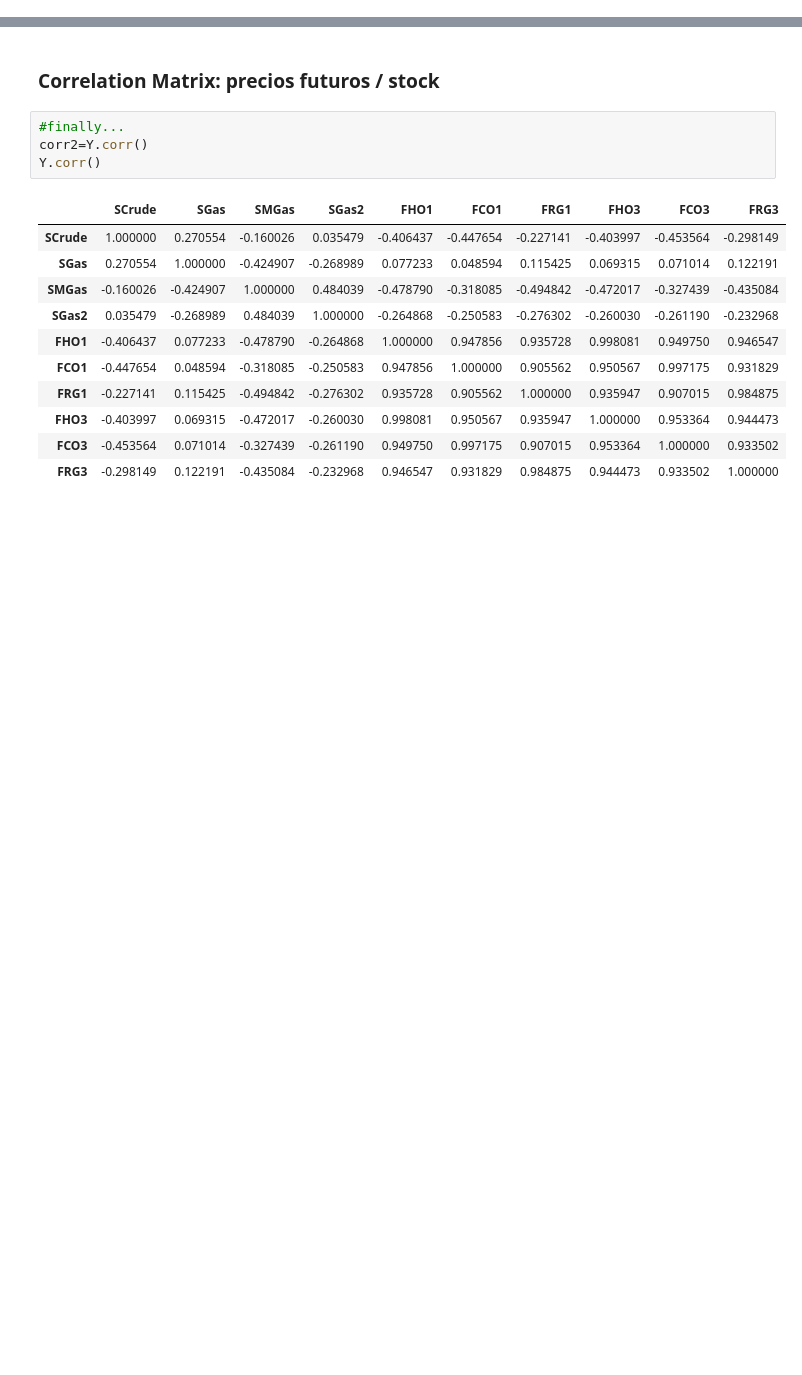
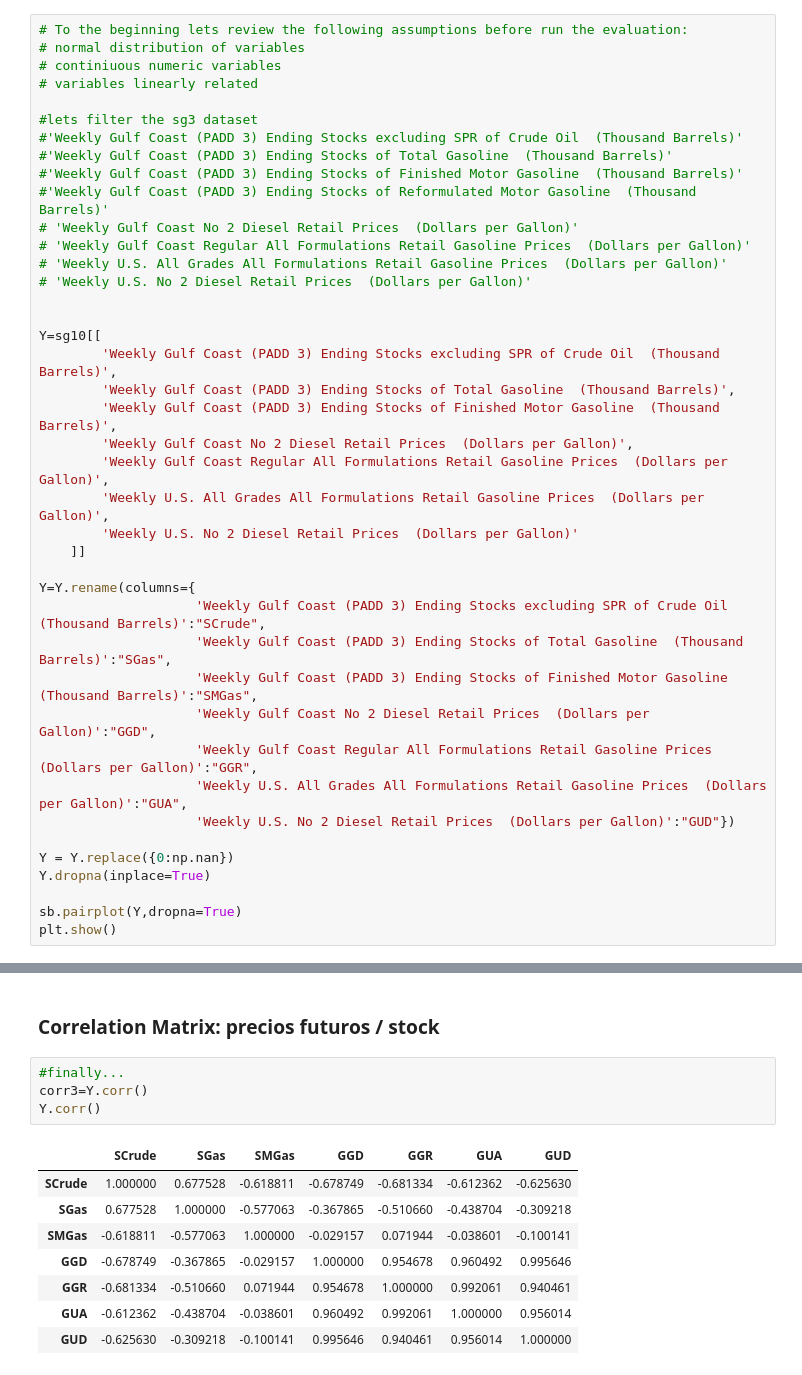
Before and after one commit to carlosqu/TesisUniandes, a Jupyter notebook: Desc+CORR_Stock&prices_v2.ipynb, the cells around one changed output, grey strips where cells are left out. Drawn from its saved outputs; the diff is of its cells as text; blank space fills up the shorter version.

```diff
--- a/Desc+CORR_Stock&prices_v2.ipynb
+++ b/Desc+CORR_Stock&prices_v2.ipynb
@@ -604,0 +700,41 @@ plt.show()
+# %%
+# To the beginning lets review the following assumptions before run the evaluation:
+# normal distribution of variables
+# continiuous numeric variables
+# variables linearly related
+
+#lets filter the sg3 dataset
+#'Weekly Gulf Coast (PADD 3) Ending Stocks excluding SPR of Crude Oil  (Thousand Barrels)'
+#'Weekly Gulf Coast (PADD 3) Ending Stocks of Total Gasoline  (Thousand Barrels)'
+#'Weekly Gulf Coast (PADD 3) Ending Stocks of Finished Motor Gasoline  (Thousand Barrels)'
+#'Weekly Gulf Coast (PADD 3) Ending Stocks of Reformulated Motor Gasoline  (Thousand Barrels)'
+# 'Weekly Gulf Coast No 2 Diesel Retail Prices  (Dollars per Gallon)'
+# 'Weekly Gulf Coast Regular All Formulations Retail Gasoline Prices  (Dollars per Gallon)'
+# 'Weekly U.S. All Grades All Formulations Retail Gasoline Prices  (Dollars per Gallon)'
+# 'Weekly U.S. No 2 Diesel Retail Prices  (Dollars per Gallon)'
+
+
+Y=sg10[[
+        'Weekly Gulf Coast (PADD 3) Ending Stocks excluding SPR of Crude Oil  (Thousand Barrels)',
+        'Weekly Gulf Coast (PADD 3) Ending Stocks of Total Gasoline  (Thousand Barrels)',
+        'Weekly Gulf Coast (PADD 3) Ending Stocks of Finished Motor Gasoline  (Thousand Barrels)',
+        'Weekly Gulf Coast No 2 Diesel Retail Prices  (Dollars per Gallon)',
+        'Weekly Gulf Coast Regular All Formulations Retail Gasoline Prices  (Dollars per Gallon)',
+        'Weekly U.S. All Grades All Formulations Retail Gasoline Prices  (Dollars per Gallon)',
+        'Weekly U.S. No 2 Diesel Retail Prices  (Dollars per Gallon)'
+    ]]
+
+Y=Y.rename(columns={
+                    'Weekly Gulf Coast (PADD 3) Ending Stocks excluding SPR of Crude Oil  (Thousand Barrels)':"SCrude",
+                    'Weekly Gulf Coast (PADD 3) Ending Stocks of Total Gasoline  (Thousand Barrels)':"SGas",
+                    'Weekly Gulf Coast (PADD 3) Ending Stocks of Finished Motor Gasoline  (Thousand Barrels)':"SMGas",
+                    'Weekly Gulf Coast No 2 Diesel Retail Prices  (Dollars per Gallon)':"GGD",
+                    'Weekly Gulf Coast Regular All Formulations Retail Gasoline Prices  (Dollars per Gallon)':"GGR",
+                    'Weekly U.S. All Grades All Formulations Retail Gasoline Prices  (Dollars per Gallon)':"GUA",
+                    'Weekly U.S. No 2 Diesel Retail Prices  (Dollars per Gallon)':"GUD"})
+
+Y = Y.replace({0:np.nan})
+Y.dropna(inplace=True)
+
+sb.pairplot(Y,dropna=True)
+plt.show()
@@ -606,19 +744,16 @@ plt.show()
 ### Correlation Matrix: precios futuros / stock
 # %%
 #finally...
-corr2=Y.corr()
+corr3=Y.corr()
 Y.corr()
 # %% [output]
-|  | SCrude | SGas | SMGas | SGas2 | FHO1 | FCO1 | FRG1 | FHO3 | FCO3 | FRG3 |
-| SCrude | 1.000000 | 0.270554 | -0.160026 | 0.035479 | -0.406437 | -0.447654 | -0.227141 | -0.403997 | -0.453564 | -0.298149 |
-| SGas | 0.270554 | 1.000000 | -0.424907 | -0.268989 | 0.077233 | 0.048594 | 0.115425 | 0.069315 | 0.071014 | 0.122191 |
-| SMGas | -0.160026 | -0.424907 | 1.000000 | 0.484039 | -0.478790 | -0.318085 | -0.494842 | -0.472017 | -0.327439 | -0.435084 |
-| SGas2 | 0.035479 | -0.268989 | 0.484039 | 1.000000 | -0.264868 | -0.250583 | -0.276302 | -0.260030 | -0.261190 | -0.232968 |
-| FHO1 | -0.406437 | 0.077233 | -0.478790 | -0.264868 | 1.000000 | 0.947856 | 0.935728 | 0.998081 | 0.949750 | 0.946547 |
-| FCO1 | -0.447654 | 0.048594 | -0.318085 | -0.250583 | 0.947856 | 1.000000 | 0.905562 | 0.950567 | 0.997175 | 0.931829 |
-| FRG1 | -0.227141 | 0.115425 | -0.494842 | -0.276302 | 0.935728 | 0.905562 | 1.000000 | 0.935947 | 0.907015 | 0.984875 |
-| FHO3 | -0.403997 | 0.069315 | -0.472017 | -0.260030 | 0.998081 | 0.950567 | 0.935947 | 1.000000 | 0.953364 | 0.944473 |
-| FCO3 | -0.453564 | 0.071014 | -0.327439 | -0.261190 | 0.949750 | 0.997175 | 0.907015 | 0.953364 | 1.000000 | 0.933502 |
-| FRG3 | -0.298149 | 0.122191 | -0.435084 | -0.232968 | 0.946547 | 0.931829 | 0.984875 | 0.944473 | 0.933502 | 1.000000 |
+|  | SCrude | SGas | SMGas | GGD | GGR | GUA | GUD |
+| SCrude | 1.000000 | 0.677528 | -0.618811 | -0.678749 | -0.681334 | -0.612362 | -0.625630 |
+| SGas | 0.677528 | 1.000000 | -0.577063 | -0.367865 | -0.510660 | -0.438704 | -0.309218 |
+| SMGas | -0.618811 | -0.577063 | 1.000000 | -0.029157 | 0.071944 | -0.038601 | -0.100141 |
+| GGD | -0.678749 | -0.367865 | -0.029157 | 1.000000 | 0.954678 | 0.960492 | 0.995646 |
+| GGR | -0.681334 | -0.510660 | 0.071944 | 0.954678 | 1.000000 | 0.992061 | 0.940461 |
+| GUA | -0.612362 | -0.438704 | -0.038601 | 0.960492 | 0.992061 | 1.000000 | 0.956014 |
+| GUD | -0.625630 | -0.309218 | -0.100141 | 0.995646 | 0.940461 | 0.956014 | 1.000000 |
 # %%
 #graphically
```
Also changed, not shown: parts of 17 cells of this notebook.
